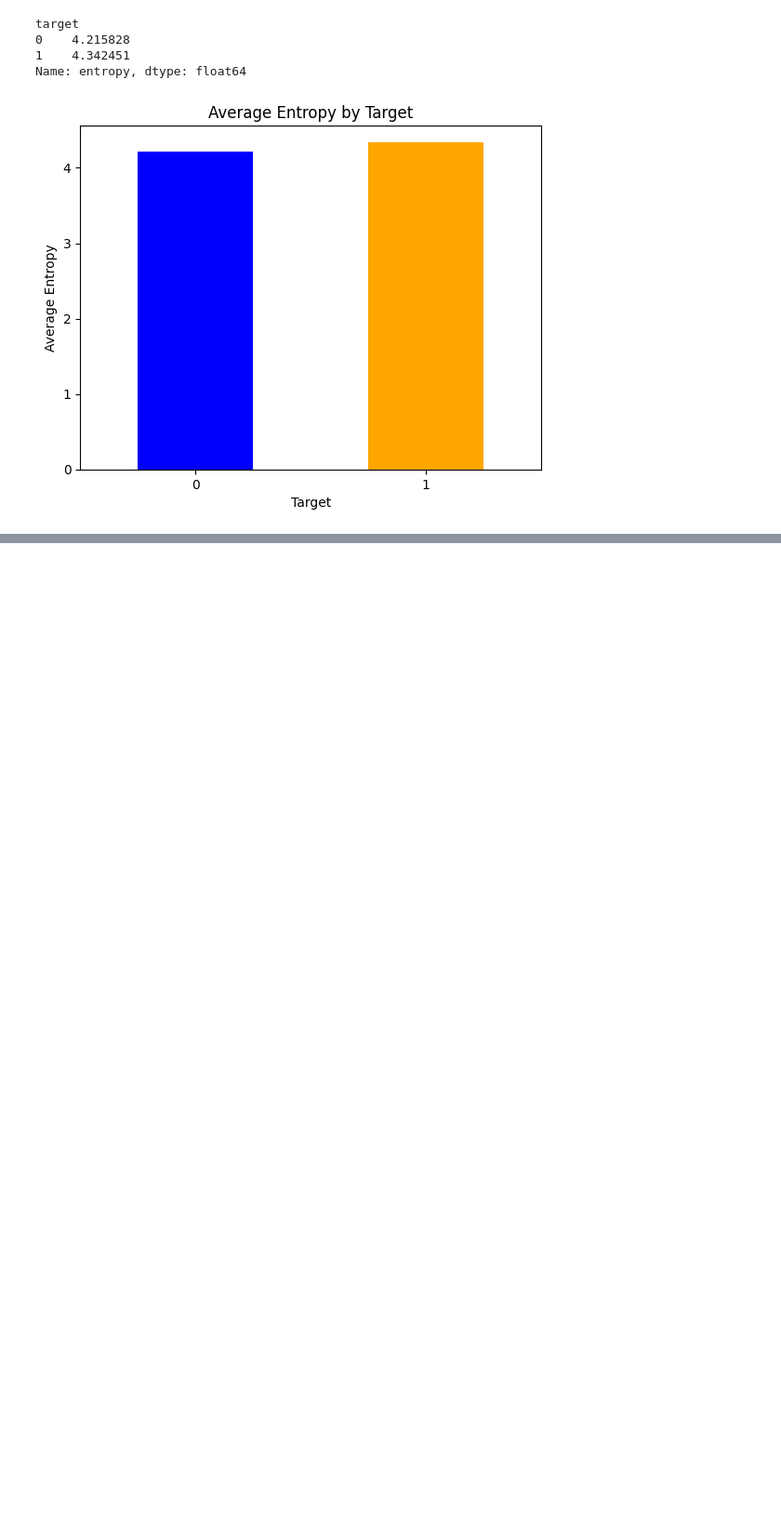
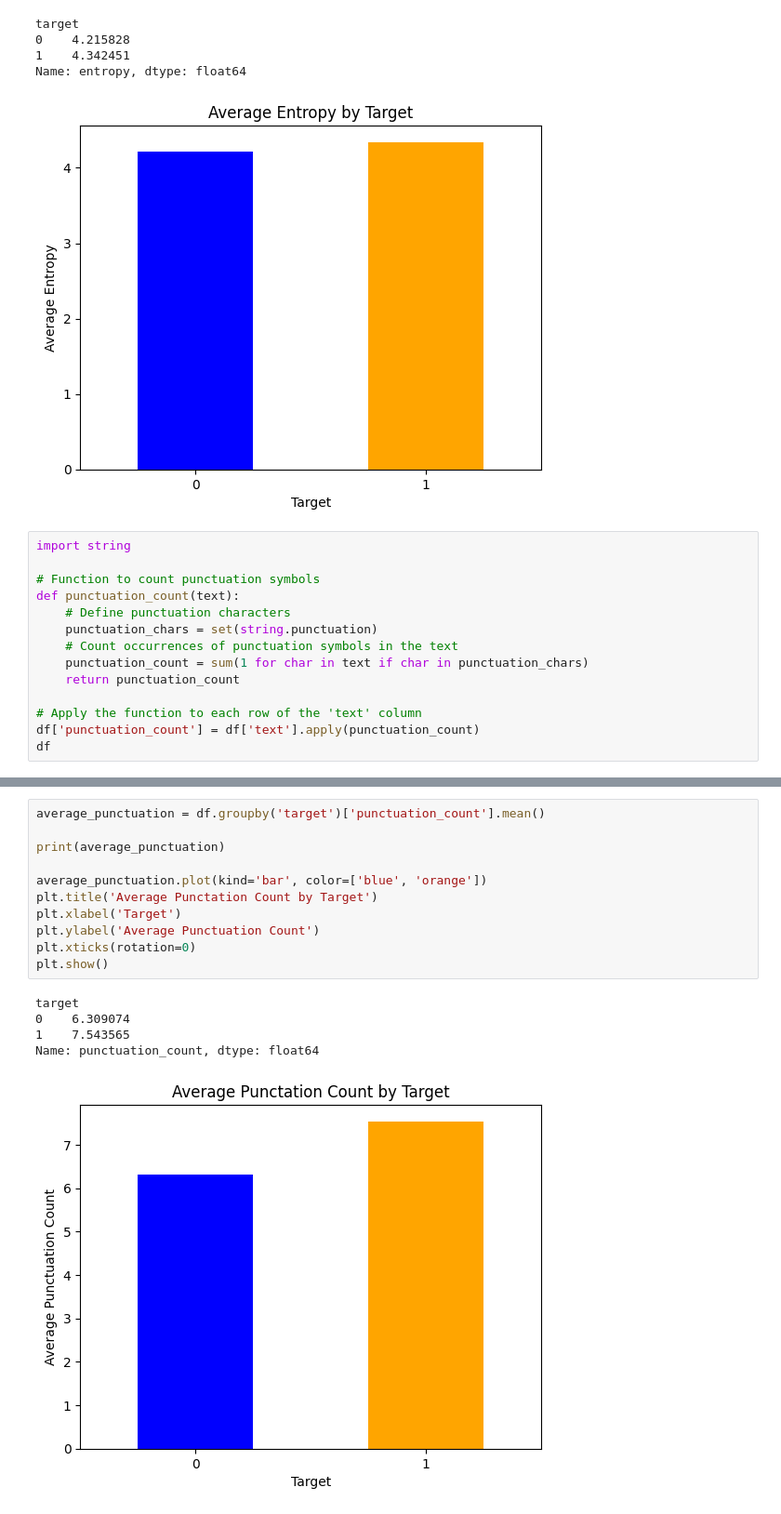
Before and after one commit to mikymatt01/Disaster-Tweets-Classification, a Jupyter notebook: data-analysis.ipynb, the cells around one changed output, grey strips where cells are left out. Shown at 93% size. Drawn from its saved outputs; the diff is of its cells as text; blank space fills up the shorter version.

Commit message:
data analysis: add new analysis on the text

```diff
--- a/data-analysis.ipynb
+++ b/data-analysis.ipynb
@@ -430,3 +431,17 @@ target
 1    4.342451
 Name: entropy, dtype: float64
 [figure]
+# %%
+import string
+
+# Function to count punctuation symbols
+def punctuation_count(text):
+    # Define punctuation characters
+    punctuation_chars = set(string.punctuation)
+    # Count occurrences of punctuation symbols in the text
+    punctuation_count = sum(1 for char in text if char in punctuation_chars)
+    return punctuation_count
+
+# Apply the function to each row of the 'text' column
+df['punctuation_count'] = df['text'].apply(punctuation_count)
+df
@@ -432,0 +462,17 @@ Name: entropy, dtype: float64
+# %%
+average_punctuation = df.groupby('target')['punctuation_count'].mean()
+
+print(average_punctuation)
+
+average_punctuation.plot(kind='bar', color=['blue', 'orange'])
+plt.title('Average Punctation Count by Target')
+plt.xlabel('Target')
+plt.ylabel('Average Punctuation Count')
+plt.xticks(rotation=0)
+plt.show()
+# %% [output]
+target
+0    6.309074
+1    7.543565
+Name: punctuation_count, dtype: float64
+[figure, added]
```
Also changed, not shown: parts of 25 cells of this notebook, 1 other file.
